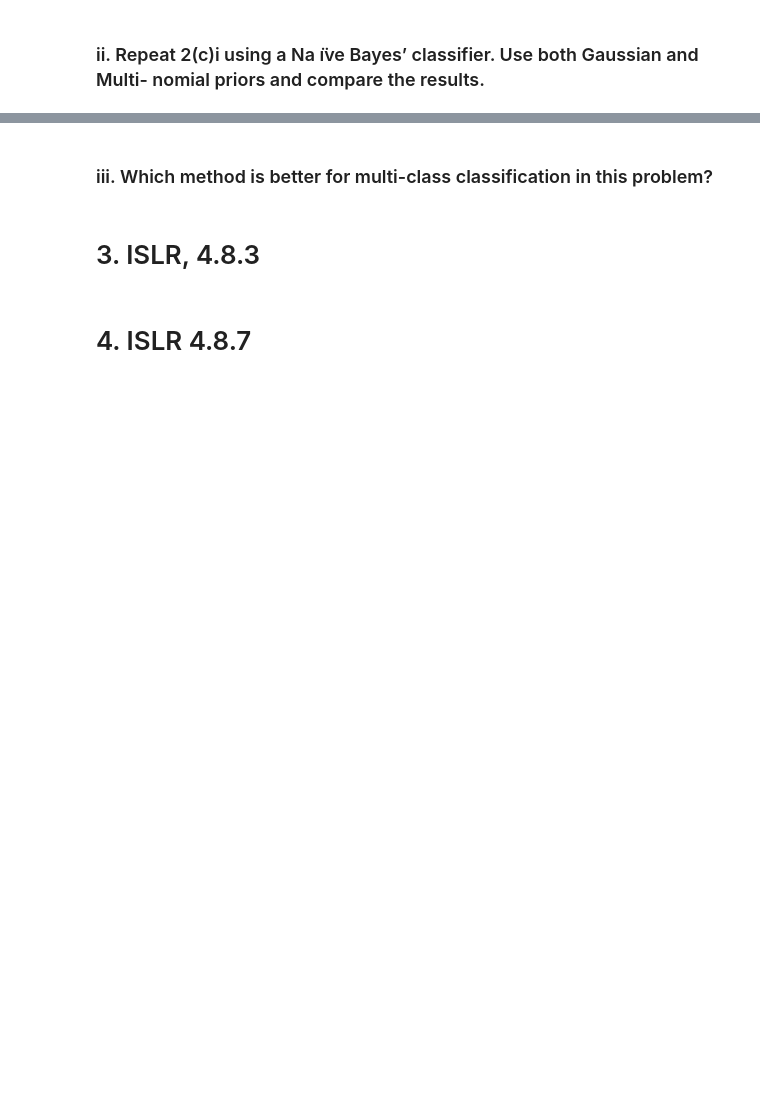
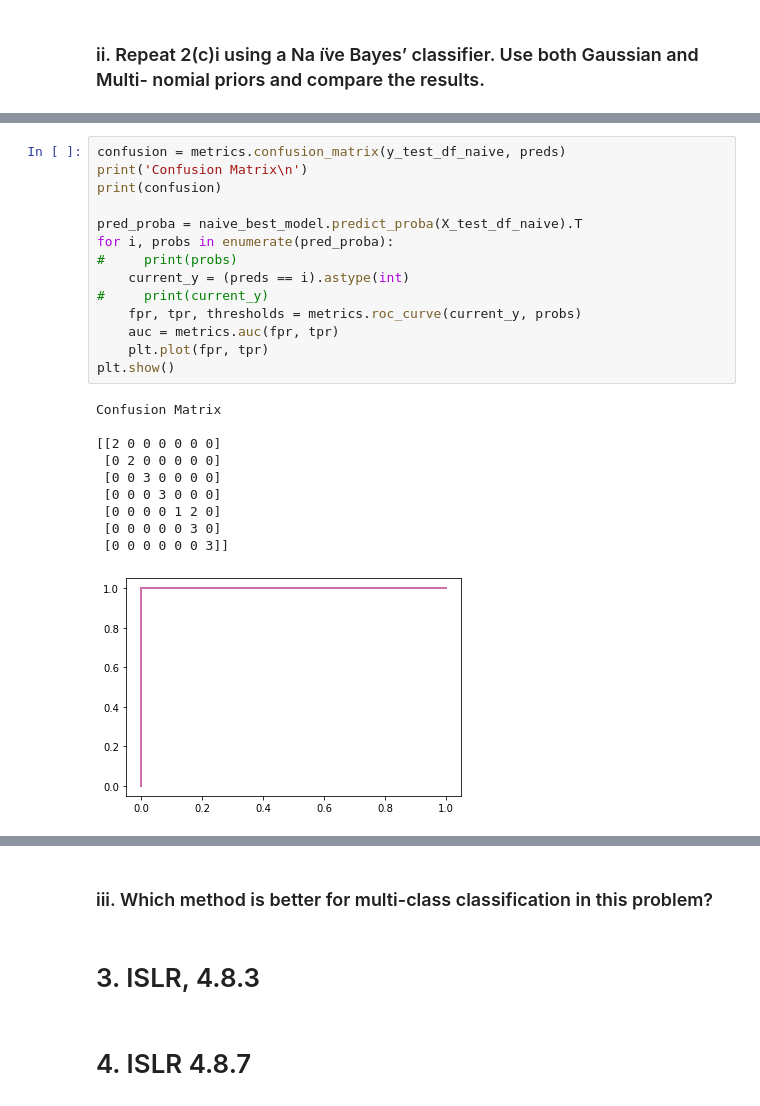
Before and after one commit to thegeorgejoseph/machine-learning, a Jupyter notebook: HW4/notebook/Joseph_George_HW4.ipynb, the cells around one changed output, grey strips where cells are left out. Drawn from its saved outputs; the diff is of its cells as text; blank space fills up the shorter version.

```diff
--- a/HW4/notebook/Joseph_George_HW4.ipynb
+++ b/HW4/notebook/Joseph_George_HW4.ipynb
@@ -473 +652,26 @@ print(confusion)
+# %%
+confusion = metrics.confusion_matrix(y_test_df_naive, preds)
+print('Confusion Matrix\n')
+print(confusion)
+
+pred_proba = naive_best_model.predict_proba(X_test_df_naive).T
+for i, probs in enumerate(pred_proba):
+#     print(probs)
+    current_y = (preds == i).astype(int)
+#     print(current_y)
+    fpr, tpr, thresholds = metrics.roc_curve(current_y, probs)
+    auc = metrics.auc(fpr, tpr)
+    plt.plot(fpr, tpr)
+plt.show()
+# %% [output]
+Confusion Matrix
+
+[[2 0 0 0 0 0 0]
+ [0 2 0 0 0 0 0]
+ [0 0 3 0 0 0 0]
+ [0 0 0 3 0 0 0]
+ [0 0 0 0 1 2 0]
+ [0 0 0 0 0 3 0]
+ [0 0 0 0 0 0 3]]
+[figure, added]
 # %%
```
Also changed, not shown: parts of 29 cells of this notebook.
